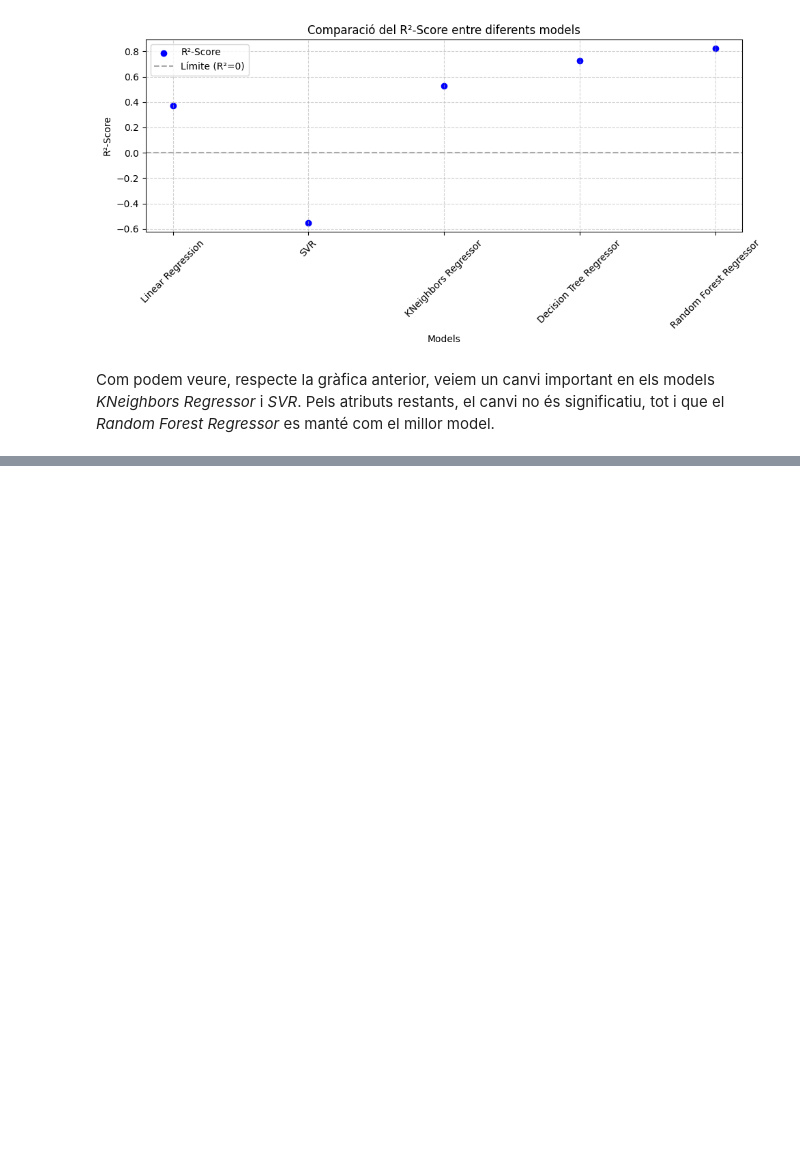
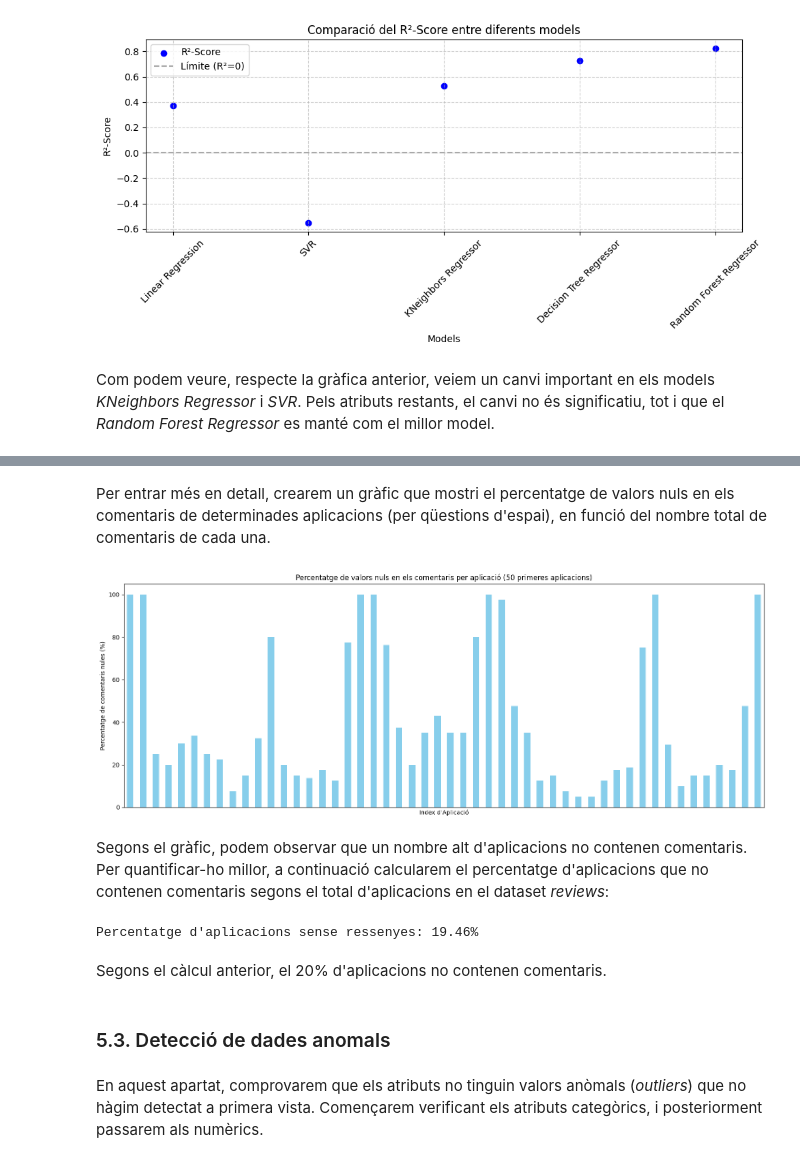
Before and after one commit to NIU1672001/Google-Play-Store-Apps, a Jupyter notebook: Google Play Store Apps.ipynb, the cells around one changed output, grey strips where cells are left out. Cells and saved outputs as stored; diff of their text form; code cells hidden in the pictures; blank space fills up the shorter version.

```diff
--- a/Google Play Store Apps.ipynb
+++ b/Google Play Store Apps.ipynb
@@ -1067,0 +968,40 @@ Com podem veure, respecte la gràfica anterior, veiem un canvi important en els
+# %% [markdown]
+Per entrar més en detall, crearem un gràfic que mostri el percentatge de valors nuls en els comentaris de determinades aplicacions (per qüestions d'espai), en funció del nombre total de comentaris de cada una.
+# %%
+# Suponiendo que 'reviews_data' es tu DataFrame y ya está cargado.
+grouped_data = reviews_data.groupby('App')
+nans_in_reviews = grouped_data['Translated_Review'].agg(lambda x: x.isna().sum())
+total_reviews = grouped_data['Translated_Review'].count() + nans_in_reviews
+nan_percentage = (nans_in_reviews / total_reviews) * 100
+
+# Seleccionamos solo los primeros 50 para visualizar
+subset_nan_percentage = nan_percentage.tail(50)
+
+plt.figure(figsize=(16, 6))
+subset_nan_percentage.plot(kind='bar', color='skyblue')
+plt.title('Percentatge de valors nuls en els comentaris per aplicació (50 primeres aplicacions)')
+plt.xlabel('Index d\'Aplicació')
+plt.ylabel('Percentatge de comentaris nules (%)')
+plt.xticks([])
+
+plt.subplots_adjust(left=0.05, right=0.95, bottom=0.3)  # Ajustamos el subplot para acomodar las etiquetas de X
+plt.tight_layout()
+plt.show()
+# %% [output]
+[figure, added]
+# %% [markdown]
+Segons el gràfic, podem observar que un nombre alt d'aplicacions no contenen comentaris. Per quantificar-ho millor, a continuació calcularem el percentatge d'aplicacions que no contenen comentaris segons el total d'aplicacions en el dataset *reviews*:
+# %%
+aplicacions_sense_resenyes = (nan_percentage == 100).sum()
+total_aplicacions = len(nan_percentage)
+percentatge_sense_resenyes = (aplicacions_sense_resenyes / total_aplicacions) * 100
+percentatge_sense_resenyes = round(percentatge_sense_resenyes, 2)
+print(f'Percentatge d\'aplicacions sense ressenyes: {percentatge_sense_resenyes}%')
+# %% [output]
+Percentatge d'aplicacions sense ressenyes: 19.46%
+# %% [markdown]
+Segons el càlcul anterior, el 20% d'aplicacions no contenen comentaris.
+# %% [markdown]
+### 5.3. Detecció de dades anomals
+# %% [markdown]
+En aquest apartat, comprovarem que els atributs no tinguin valors anòmals (*outliers*) que no hàgim detectat a primera vista. Començarem verificant els atributs categòrics, i posteriorment passarem als numèrics.
```
Also changed, not shown: parts of 62 cells of this notebook.
